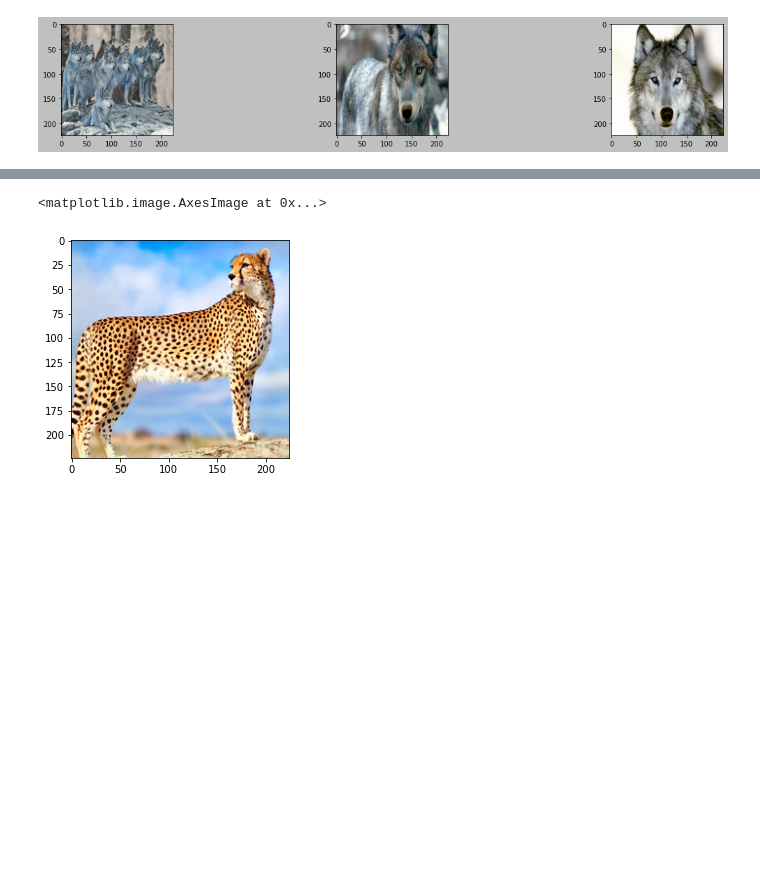
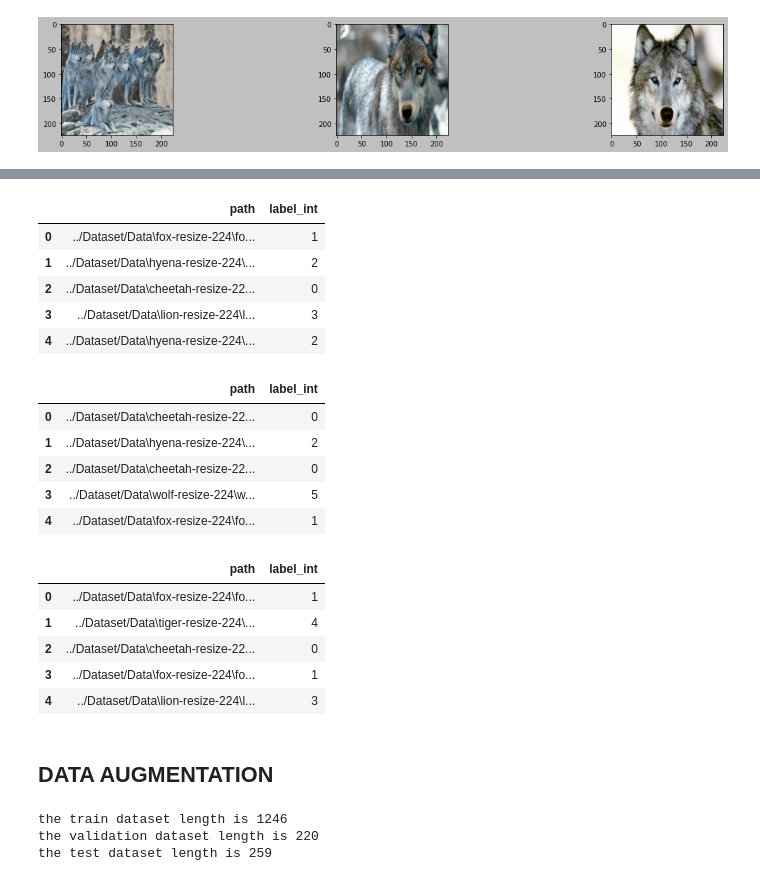
Before and after one commit to ssalabi/CV-AnimalDataset, a Jupyter notebook: Notebooks/Data.ipynb, the cells around one changed output, grey strips where cells are left out. Cells and saved outputs as stored; diff of their text form; code cells hidden in the pictures; blank space fills up the shorter version.

```diff
--- a/Notebooks/Data.ipynb
+++ b/Notebooks/Data.ipynb
@@ -239,0 +235,30 @@ plt.imshow(image)
+# %%
+valid_size = 0.15
+test_size = 0.15
+train, test = train_test_split(df_data, test_size=test_size, random_state=42, shuffle=True)
+train, valid = train_test_split(train, test_size=valid_size, random_state=42, shuffle=True)
+train = train.reset_index(drop =True)
+valid = valid.reset_index(drop =True)
+test = test.reset_index(drop =True)
+display(train.head())
+display(test.head())
+display(valid.head())
+# %% [output]
+|  | path | label_int |
+| 0 | ../Dataset/Data\fox-resize-224\fo... | 1 |
+| 1 | ../Dataset/Data\hyena-resize-224\... | 2 |
+| 2 | ../Dataset/Data\cheetah-resize-22... | 0 |
+| 3 | ../Dataset/Data\lion-resize-224\l... | 3 |
+| 4 | ../Dataset/Data\hyena-resize-224\... | 2 |
+|  | path | label_int |
+| 0 | ../Dataset/Data\cheetah-resize-22... | 0 |
+| 1 | ../Dataset/Data\hyena-resize-224\... | 2 |
+| 2 | ../Dataset/Data\cheetah-resize-22... | 0 |
+| 3 | ../Dataset/Data\wolf-resize-224\w... | 5 |
+| 4 | ../Dataset/Data\fox-resize-224\fo... | 1 |
+|  | path | label_int |
+| 0 | ../Dataset/Data\fox-resize-224\fo... | 1 |
+| 1 | ../Dataset/Data\tiger-resize-224\... | 4 |
+| 2 | ../Dataset/Data\cheetah-resize-22... | 0 |
+| 3 | ../Dataset/Data\fox-resize-224\fo... | 1 |
+| 4 | ../Dataset/Data\lion-resize-224\l... | 3 |
@@ -239,0 +269,2 @@ plt.imshow(image)
+# %% [markdown]
+## **DATA AUGMENTATION**
@@ -260,6 +293,0 @@ dataset = WildAnimalsDataset(csv_file ='wild_animals.csv')
-# %%
-image,label = dataset[56]
-plt.imshow(image)
-# %% [output]
-<matplotlib.image.AxesImage at 0x...>
-[figure, removed]
@@ -265,0 +384,29 @@ plt.imshow(image)
+# %%
+# Data Augmentation
+data_transform_train = transforms.Compose([
+                                     Rescale(250),
+                                     Normalize(),
+                                     lambda x: PIL.Image.fromarray(x),
+                                     torchvision.transforms.RandomCrop(224),
+                                     torchvision.transforms.RandomVerticalFlip(),
+                                     torchvision.transforms.RandomHorizontalFlip(),
+                                     torchvision.transforms.ToTensor()
+])
+data_transform_test = transforms.Compose([
+                                     Rescale(250),
+                                     Normalize(),
+                                     lambda x: PIL.Image.fromarray(x),
+                                     torchvision.transforms.RandomCrop(224),
+                                     torchvision.transforms.ToTensor()
+])
+train_dataset = WildAnimalsDataset(csv_file ='wild_animals_train.csv', transform = data_transform_train)
+valid_dataset = WildAnimalsDataset(csv_file ='wild_animals_valid.csv', transform = data_transform_test)
+test_dataset = WildAnimalsDataset(csv_file ='wild_animals_test.csv', transform = data_transform_test)
+
+print(f'the train dataset length is {len(train_dataset)}')
+print(f'the validation dataset length is {len(valid_dataset)}')
+print(f'the test dataset length is {len(test_dataset)}')
+# %% [output]
+the train dataset length is 1246
+the validation dataset length is 220
+the test dataset length is 259
```
Also changed, not shown: parts of 34 cells of this notebook, 3 other files.
